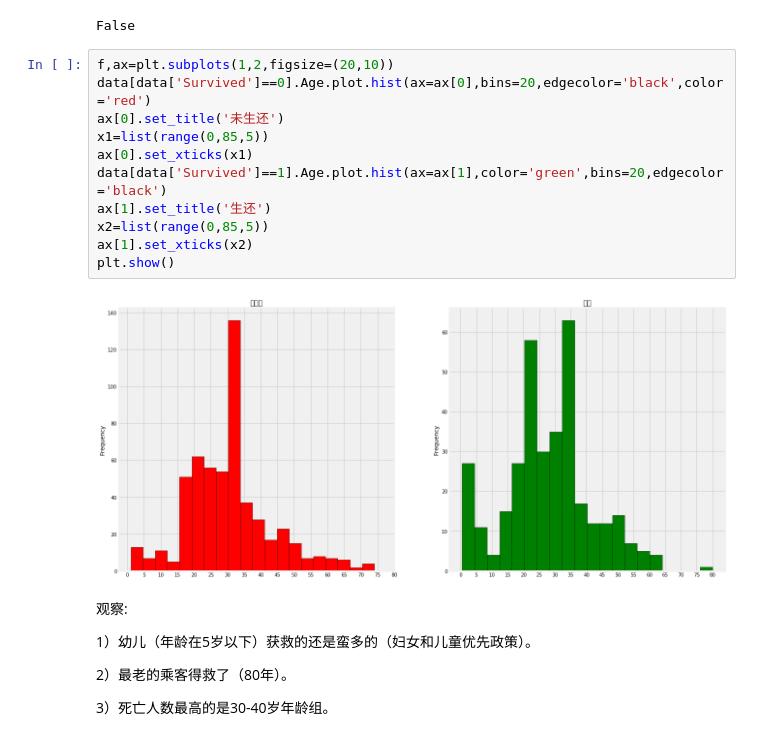
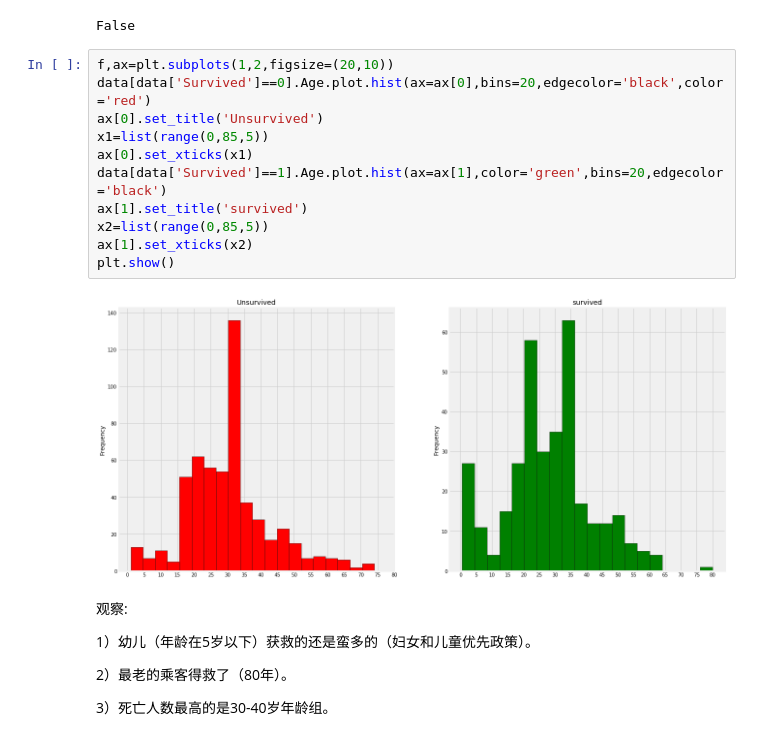
Before and after one commit to AsSaSsIoNs/zhang, a Jupyter notebook: Projects/Titanic/泰坦尼克-数据挖掘流程.ipynb, the cells around one changed output. Cells and saved outputs as stored; diff of their text form.

```diff
--- a/Projects/Titanic/泰坦尼克-数据挖掘流程.ipynb
+++ b/Projects/Titanic/泰坦尼克-数据挖掘流程.ipynb
@@ -271,16 +271,16 @@ False
 # %%
 f,ax=plt.subplots(1,2,figsize=(20,10))
 data[data['Survived']==0].Age.plot.hist(ax=ax[0],bins=20,edgecolor='black',color='red')
-ax[0].set_title('未生还')
+ax[0].set_title('Unsurvived')
 x1=list(range(0,85,5))
 ax[0].set_xticks(x1)
 data[data['Survived']==1].Age.plot.hist(ax=ax[1],color='green',bins=20,edgecolor='black')
-ax[1].set_title('生还')
+ax[1].set_title('survived')
 x2=list(range(0,85,5))
 ax[1].set_xticks(x2)
 plt.show()
 # %% [output]
-[figure, old version]
+[figure, new version]
 # %% [markdown]
 观察:
 
```
Also changed, not shown: 1 other file.
